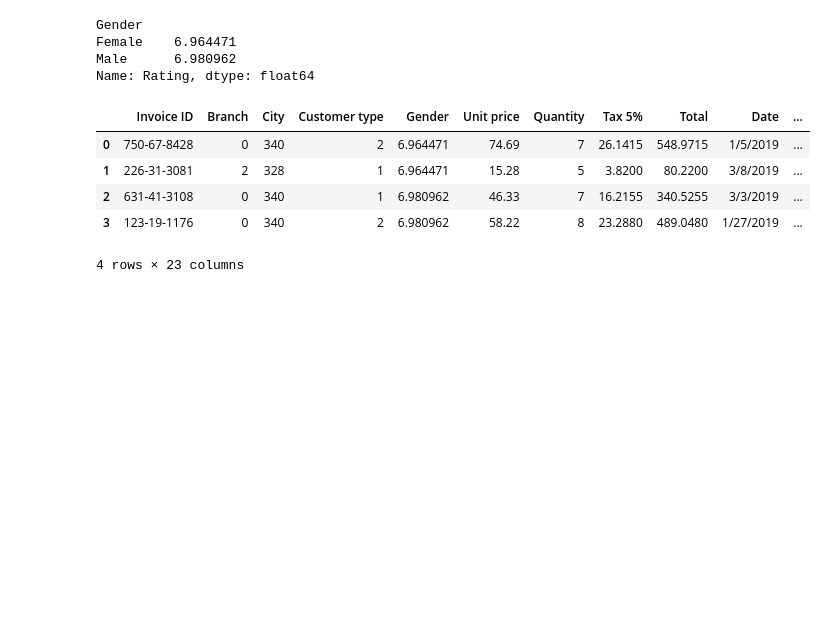
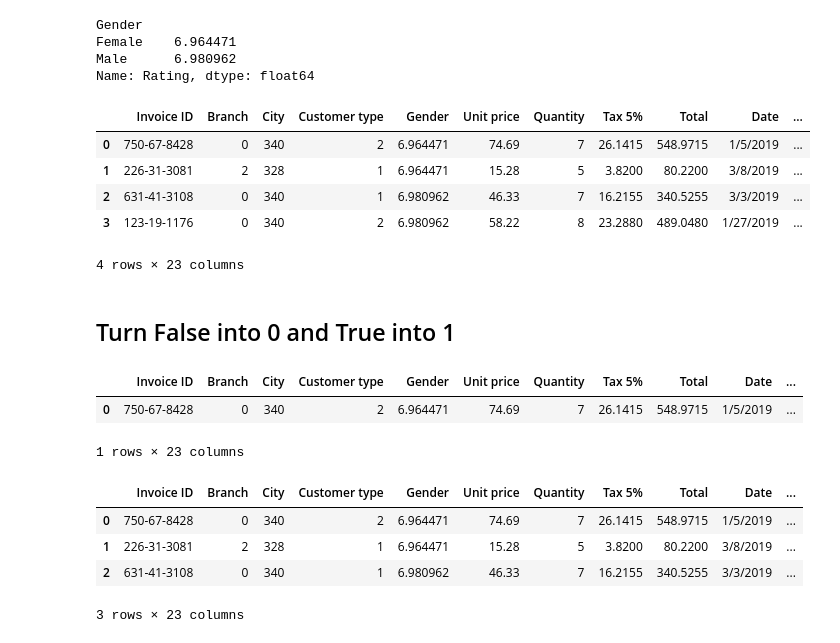
Before and after one commit to cyberfantics/Corvit-Courses, a Jupyter notebook: Artificial Intelligence/Machine Learning/Lecture File/Methods to convert Categorical data into Neumerical.ipynb, the cells around one changed output. Saved outputs shown, nothing was run; the diff lists cells and outputs as text; code cells hidden in the pictures; blank space fills up the shorter version.

```diff
--- a/Artificial Intelligence/Machine Learning/Lecture File/Methods to convert Categorical data into Neumerical.ipynb
+++ b/Artificial Intelligence/Machine Learning/Lecture File/Methods to convert Categorical data into Neumerical.ipynb
@@ -154,3 +154,31 @@ df.head(4)
 | 2 | 631-41-3108 | 0 | 340 | 1 | 6.980962 | 46.33 | 7 | 16.2155 | 340.5255 | 3/3/2019 | ... |
 | 3 | 123-19-1176 | 0 | 340 | 2 | 6.980962 | 58.22 | 8 | 23.2880 | 489.0480 | 1/27/2019 | ... |
 4 rows × 23 columns
+# %% [markdown]
+## Turn False into 0 and True into 1
+# %%
+def changeValues(val):
+    if val==True:
+        val = 1
+    else:
+        val = 0
+    return val
+# %%
+df['Payment_Ewallet'] = df['Payment_Ewallet'].apply(changeValues)
+# %%
+df.head(1)
+# %% [output]
+|  | Invoice ID | Branch | City | Customer type | Gender | Unit price | Quantity | Tax 5% | Total | Date | ... |
+| 0 | 750-67-8428 | 0 | 340 | 2 | 6.964471 | 74.69 | 7 | 26.1415 | 548.9715 | 1/5/2019 | ... |
+1 rows × 23 columns
+# %%
+df['Payment_Credit card'] = df['Payment_Credit card'].apply(changeValues)
+df['Payment_Cash'] = df['Payment_Cash'].apply(changeValues)
+# %%
+df.head(3)
+# %% [output]
+|  | Invoice ID | Branch | City | Customer type | Gender | Unit price | Quantity | Tax 5% | Total | Date | ... |
+| 0 | 750-67-8428 | 0 | 340 | 2 | 6.964471 | 74.69 | 7 | 26.1415 | 548.9715 | 1/5/2019 | ... |
+| 1 | 226-31-3081 | 2 | 328 | 1 | 6.964471 | 15.28 | 5 | 3.8200 | 80.2200 | 3/8/2019 | ... |
+| 2 | 631-41-3108 | 0 | 340 | 1 | 6.980962 | 46.33 | 7 | 16.2155 | 340.5255 | 3/3/2019 | ... |
+3 rows × 23 columns
```
